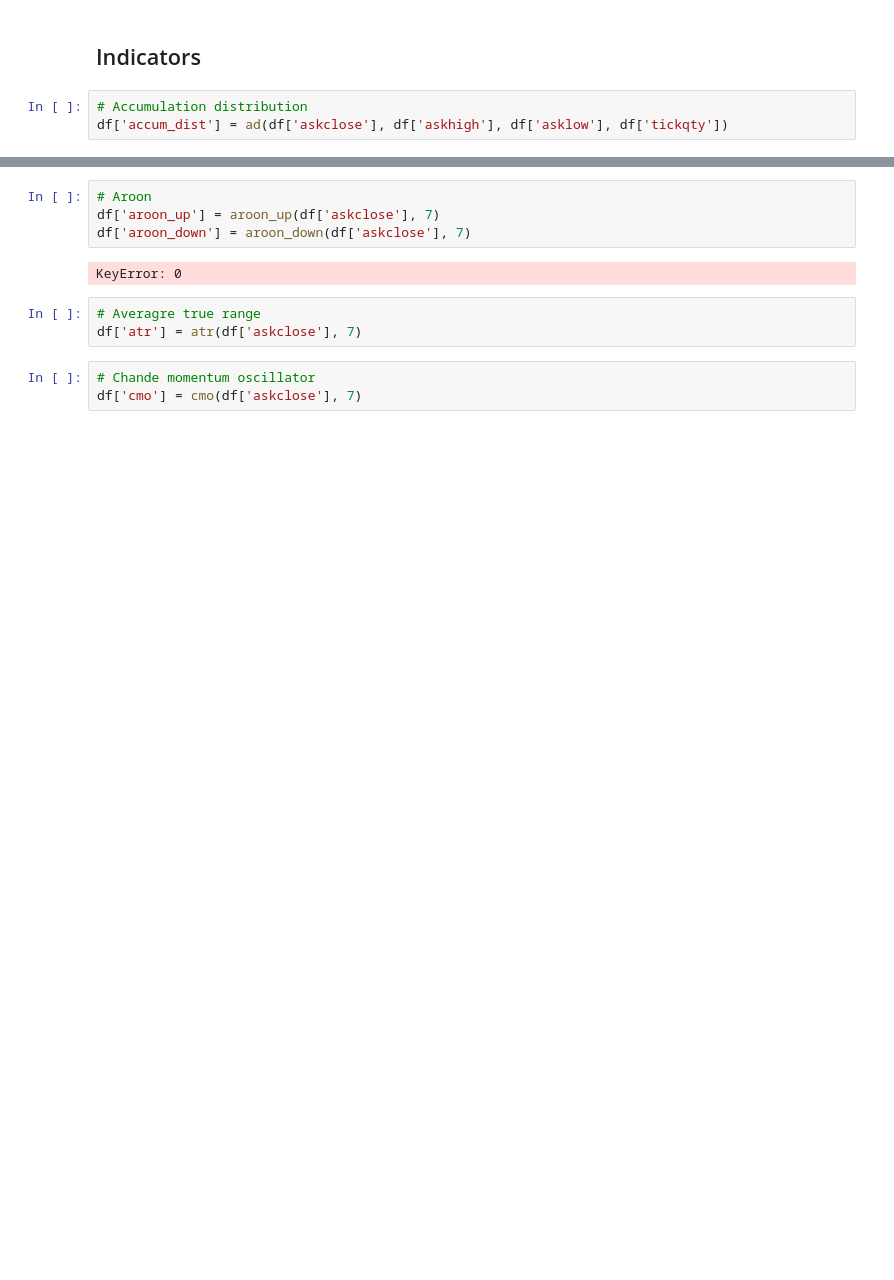
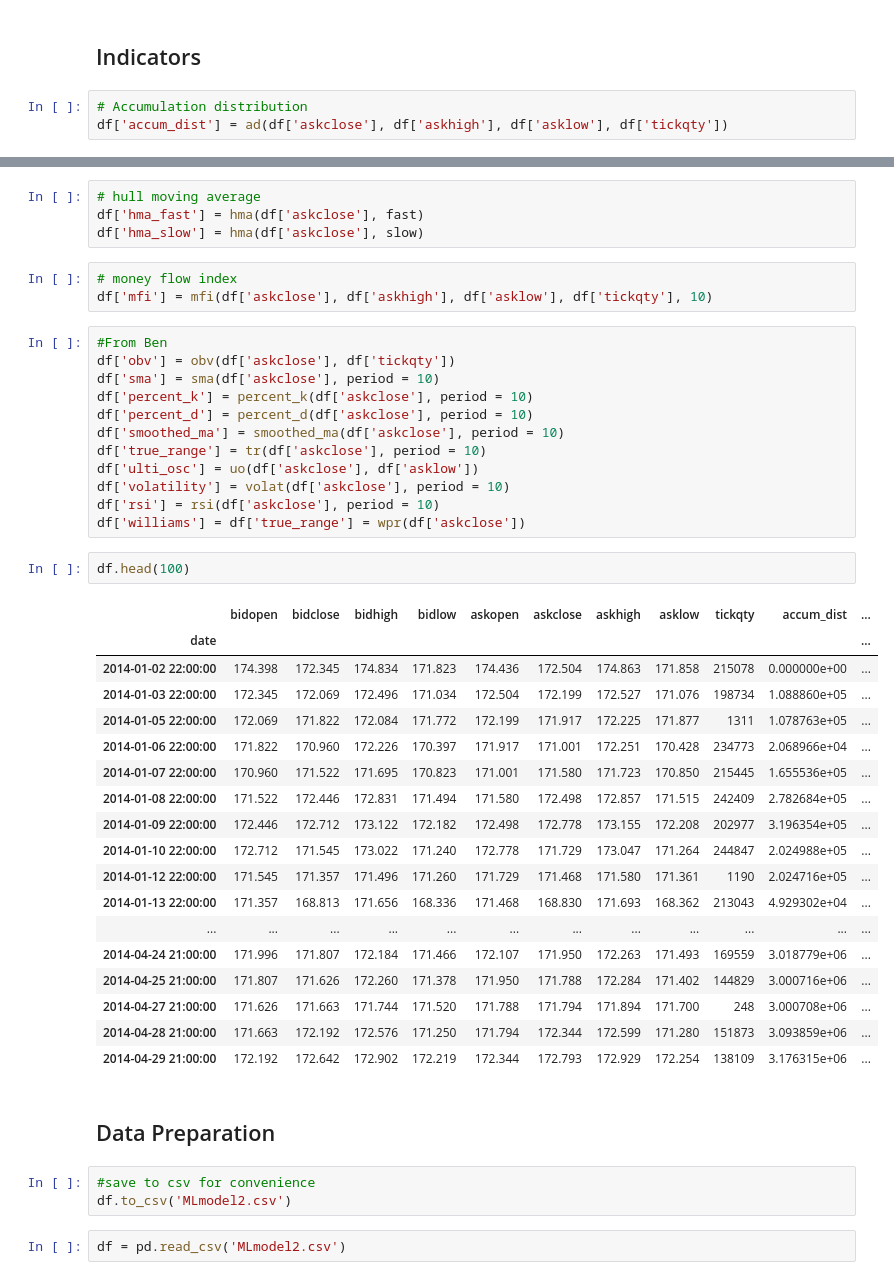
Before and after one commit to XiaoxuanYang/MLmodel, a Jupyter notebook: MLmodel.ipynb, the cells around one changed output, grey strips where cells are left out. Drawn from its saved outputs; the diff is of its cells as text; blank space fills up the shorter version.

```diff
--- a/MLmodel.ipynb
+++ b/MLmodel.ipynb
@@ -42,12 +78,47 @@ df['accum_dist'] = ad(df['askclose'], df['askhigh'], df['asklow'], df['tickqty']
 # %%
-# Aroon
-df['aroon_up'] = aroon_up(df['askclose'], 7)
-df['aroon_down'] = aroon_down(df['askclose'], 7)
+# hull moving average
+df['hma_fast'] = hma(df['askclose'], fast)
+df['hma_slow'] = hma(df['askclose'], slow)
-# %% [output]
-KeyError: 0
-# %%
-# Averagre true range
-df['atr'] = atr(df['askclose'], 7)
-# %%
-# Chande momentum oscillator
-df['cmo'] = cmo(df['askclose'], 7)
+# %%
+# money flow index
+df['mfi'] = mfi(df['askclose'], df['askhigh'], df['asklow'], df['tickqty'], 10)
+# %%
+#From Ben
+df['obv'] = obv(df['askclose'], df['tickqty'])
+df['sma'] = sma(df['askclose'], period = 10)
+df['percent_k'] = percent_k(df['askclose'], period = 10)
+df['percent_d'] = percent_d(df['askclose'], period = 10)
+df['smoothed_ma'] = smoothed_ma(df['askclose'], period = 10)
+df['true_range'] = tr(df['askclose'], period = 10)
+df['ulti_osc'] = uo(df['askclose'], df['asklow'])
+df['volatility'] = volat(df['askclose'], period = 10)
+df['rsi'] = rsi(df['askclose'], period = 10)
+df['williams'] = df['true_range'] = wpr(df['askclose'])
+# %%
+df.head(100)
+# %% [output]
+|  | bidopen | bidclose | bidhigh | bidlow | askopen | askclose | askhigh | asklow | tickqty | accum_dist | ... |
+| date |  |  |  |  |  |  |  |  |  |  | ... |
+| 2014-01-02 22:00:00 | 174.398 | 172.345 | 174.834 | 171.823 | 174.436 | 172.504 | 174.863 | 171.858 | 215078 | 0.000000e+00 | ... |
+| 2014-01-03 22:00:00 | 172.345 | 172.069 | 172.496 | 171.034 | 172.504 | 172.199 | 172.527 | 171.076 | 198734 | 1.088860e+05 | ... |
+| 2014-01-05 22:00:00 | 172.069 | 171.822 | 172.084 | 171.772 | 172.199 | 171.917 | 172.225 | 171.877 | 1311 | 1.078763e+05 | ... |
+| 2014-01-06 22:00:00 | 171.822 | 170.960 | 172.226 | 170.397 | 171.917 | 171.001 | 172.251 | 170.428 | 234773 | 2.068966e+04 | ... |
+| 2014-01-07 22:00:00 | 170.960 | 171.522 | 171.695 | 170.823 | 171.001 | 171.580 | 171.723 | 170.850 | 215445 | 1.655536e+05 | ... |
+| 2014-01-08 22:00:00 | 171.522 | 172.446 | 172.831 | 171.494 | 171.580 | 172.498 | 172.857 | 171.515 | 242409 | 2.782684e+05 | ... |
+| 2014-01-09 22:00:00 | 172.446 | 172.712 | 173.122 | 172.182 | 172.498 | 172.778 | 173.155 | 172.208 | 202977 | 3.196354e+05 | ... |
+| 2014-01-10 22:00:00 | 172.712 | 171.545 | 173.022 | 171.240 | 172.778 | 171.729 | 173.047 | 171.264 | 244847 | 2.024988e+05 | ... |
+| 2014-01-12 22:00:00 | 171.545 | 171.357 | 171.496 | 171.260 | 171.729 | 171.468 | 171.580 | 171.361 | 1190 | 2.024716e+05 | ... |
+| 2014-01-13 22:00:00 | 171.357 | 168.813 | 171.656 | 168.336 | 171.468 | 168.830 | 171.693 | 168.362 | 213043 | 4.929302e+04 | ... |
+| ... | ... | ... | ... | ... | ... | ... | ... | ... | ... | ... | ... |
+| 2014-04-24 21:00:00 | 171.996 | 171.807 | 172.184 | 171.466 | 172.107 | 171.950 | 172.263 | 171.493 | 169559 | 3.018779e+06 | ... |
+| 2014-04-25 21:00:00 | 171.807 | 171.626 | 172.260 | 171.378 | 171.950 | 171.788 | 172.284 | 171.402 | 144829 | 3.000716e+06 | ... |
+| 2014-04-27 21:00:00 | 171.626 | 171.663 | 171.744 | 171.520 | 171.788 | 171.794 | 171.894 | 171.700 | 248 | 3.000708e+06 | ... |
+| 2014-04-28 21:00:00 | 171.663 | 172.192 | 172.576 | 171.250 | 171.794 | 172.344 | 172.599 | 171.280 | 151873 | 3.093859e+06 | ... |
+| 2014-04-29 21:00:00 | 172.192 | 172.642 | 172.902 | 172.219 | 172.344 | 172.793 | 172.929 | 172.254 | 138109 | 3.176315e+06 | ... |
+# %% [markdown]
+## Data Preparation
+# %%
+#save to csv for convenience
+df.to_csv('MLmodel2.csv')
+# %%
+df = pd.read_csv('MLmodel2.csv')
```
Also changed, not shown: parts of 16 cells of this notebook, 5 other files.
